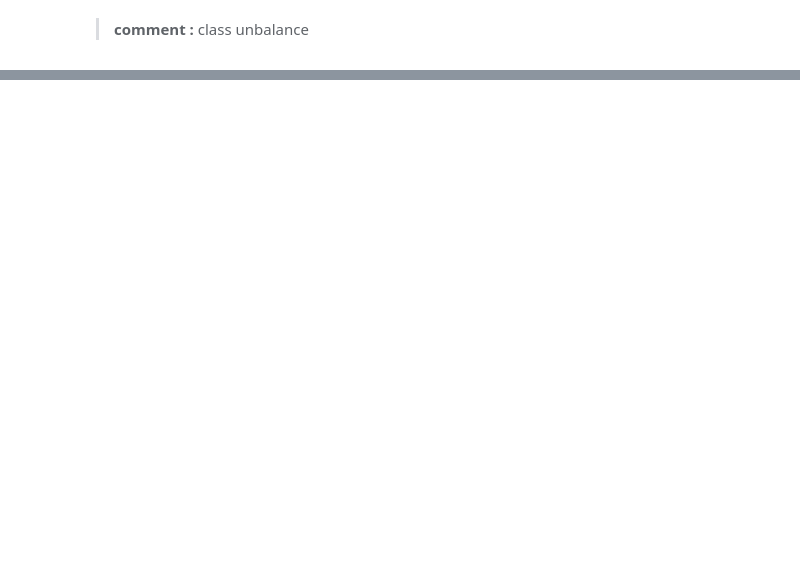
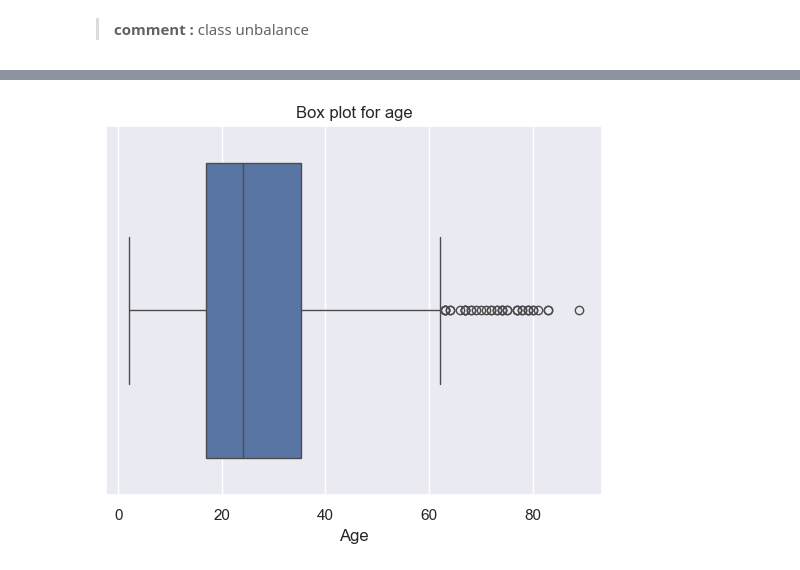
Before and after one commit to Yousef-koura/Machine-Learning-Projects, a Jupyter notebook: Project_007_Autism_prediction/model.ipynb, the cells around one changed output, grey strips where cells are left out. Drawn from its saved outputs; the diff is of its cells as text; code cells hidden in the pictures; blank space fills up the shorter version.

```diff
--- a/Project_007_Autism_prediction/model.ipynb
+++ b/Project_007_Autism_prediction/model.ipynb
@@ -81,0 +102,15 @@ dtype: int64
+# %%
+# convert 'age' from float to int
+data['age']= data['age'].astype(int)
+# %%
+# drop id and age_desc
+data = data.drop(['ID','age_desc'], axis =1)
+# %%
+# define the mapping dictionary for country names:
+mapping = {
+    'Viet Nam':'vietnam',
+    'Hong Kong': 'China',
+    'AmericanSamoa':'United States'
+}
+
+data['contry_of_res'] = data['contry_of_res'].replace(mapping)
@@ -81,0 +123,3 @@ dtype: int64
+# %%
+# set the desired theme
+sns.set_theme(style="darkgrid")
@@ -81,0 +148,8 @@ dtype: int64
+# %%
+# boxplot for age
+sns.boxplot(x=data['age'])
+plt.title('Box plot for age')
+plt.xlabel('Age')
+plt.show()
+# %% [output]
+[figure, added]
```
Also changed, not shown: parts of 32 cells of this notebook, 4 other files.
